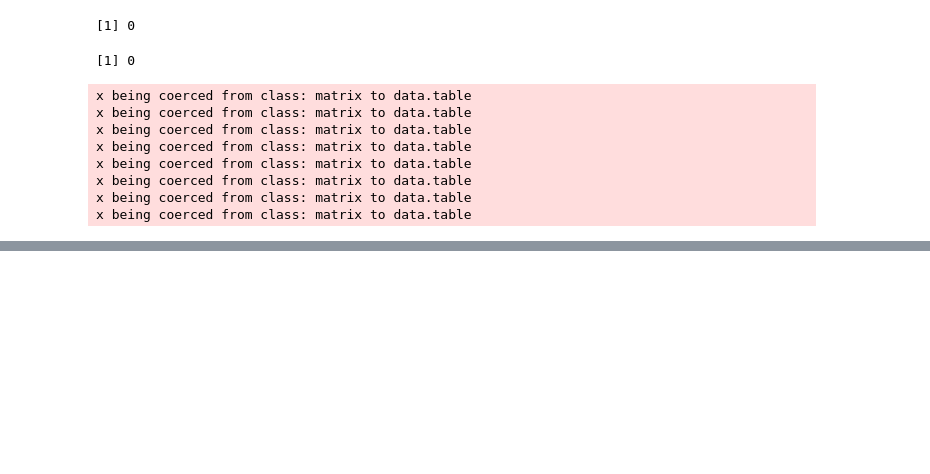
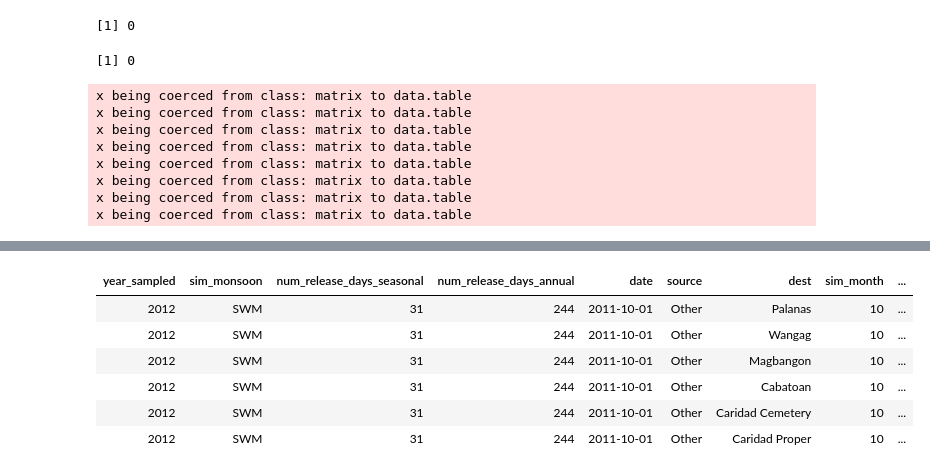
Before and after one commit to pinskylab/CamotesROMS, a Jupyter notebook: notebooks/format_data.ipynb, the cells around one changed output, grey strips where cells are left out. Drawn from its saved outputs; the diff is of its cells as text; code cells hidden in the pictures; blank space fills up the shorter version.

```diff
--- a/notebooks/format_data.ipynb
+++ b/notebooks/format_data.ipynb
@@ -1161,0 +1199,13 @@ x being coerced from class: matrix to data.table
+# %%
+SimConn<- fread(file="~/oceanography/script_output/ROMSDataTables/SimConnectivityTableWithMeta08DayPLD.csv")[year_sampled != 2011] #& dest %!in% unsampled_sites & source %!in% unsampled_sites][
+SimConn <- ReleaseDays[SimConn, on=.(year_sampled, sim_monsoon)]#join in the info for number of release days in the time frame
+
+head(SimConn)
+# %% [output]
+| year_sampled | sim_monsoon | num_release_days_seasonal | num_release_days_annual | date | source | dest | sim_month | ... |
+| 2012 | SWM | 31 | 244 | 2011-10-01 | Other | Palanas | 10 | ... |
+| 2012 | SWM | 31 | 244 | 2011-10-01 | Other | Wangag | 10 | ... |
+| 2012 | SWM | 31 | 244 | 2011-10-01 | Other | Magbangon | 10 | ... |
+| 2012 | SWM | 31 | 244 | 2011-10-01 | Other | Cabatoan | 10 | ... |
+| 2012 | SWM | 31 | 244 | 2011-10-01 | Other | Caridad Cemetery | 10 | ... |
+| 2012 | SWM | 31 | 244 | 2011-10-01 | Other | Caridad Proper | 10 | ... |
```
Also changed, not shown: parts of 6 cells of this notebook.
